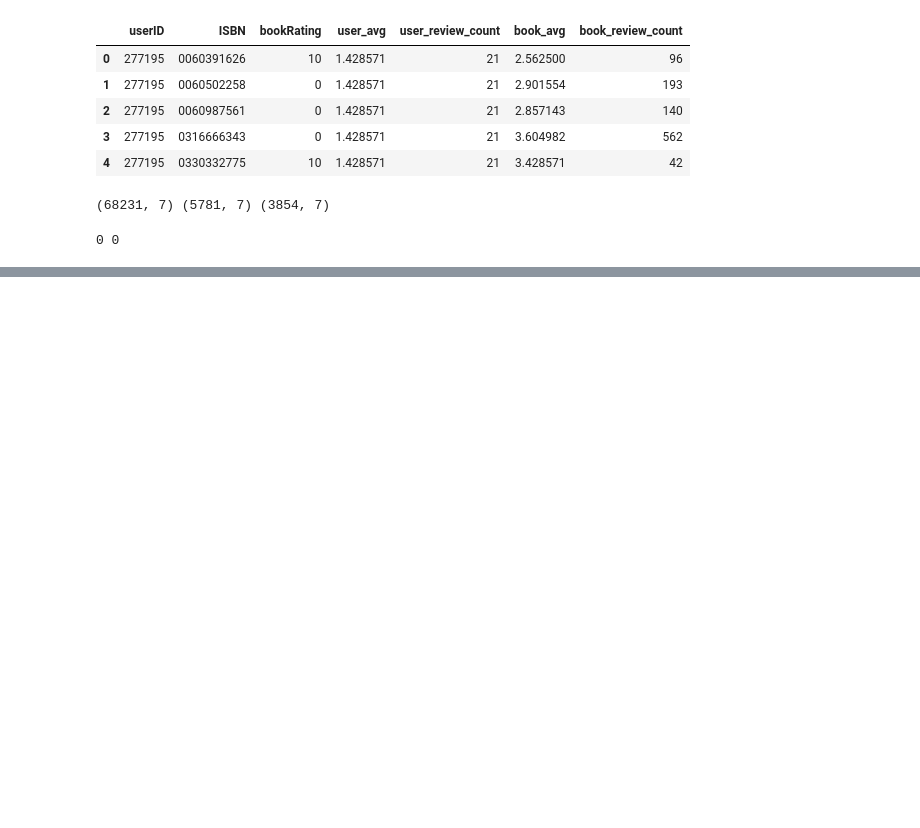
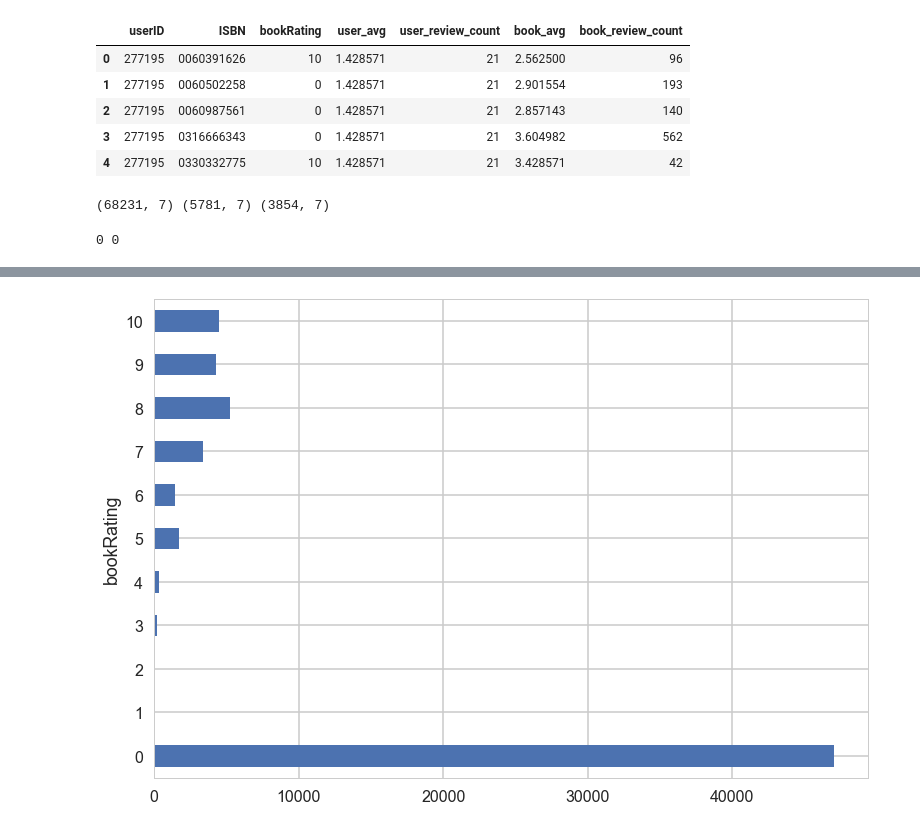
Before and after one commit to DataScienceMp109/Knowledge_Apply, a Jupyter notebook: Python_Practice.ipynb, the cells around one changed output, grey strips where cells are left out. Cells and saved outputs as stored; diff of their text form; code cells hidden in the pictures; blank space fills up the shorter version.

```diff
--- a/Python_Practice.ipynb
+++ b/Python_Practice.ipynb
@@ -364,0 +382,4 @@ Name: userID, dtype: int64
+# %%
+traindf.groupby('bookRating').bookRating.count().plot(kind="barh");
+# %% [output]
+[figure, added]
```
Also changed, not shown: parts of 21 cells of this notebook.
